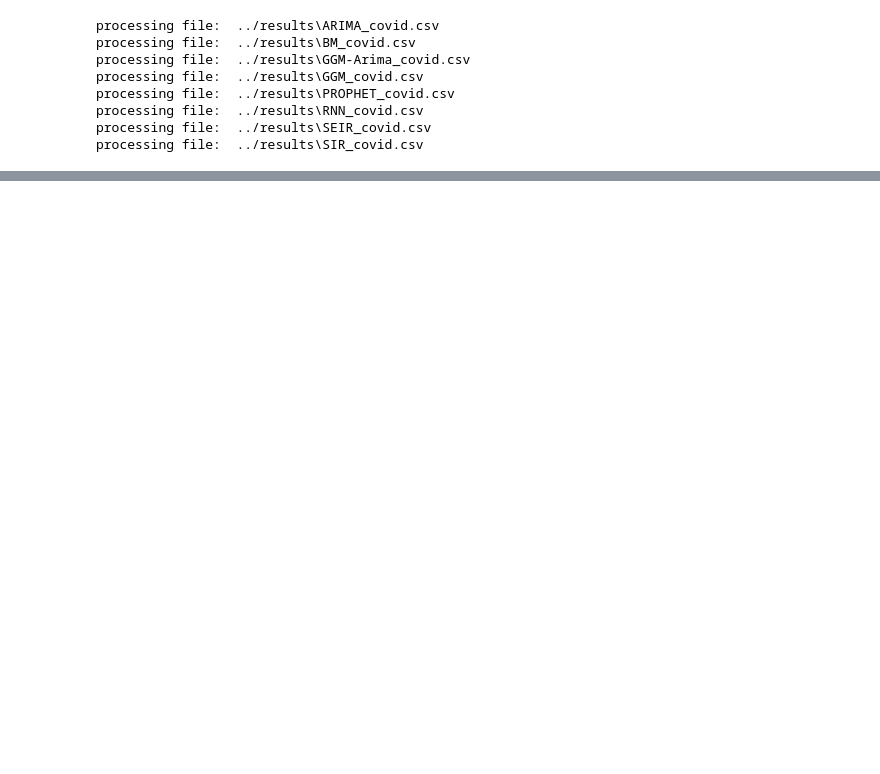
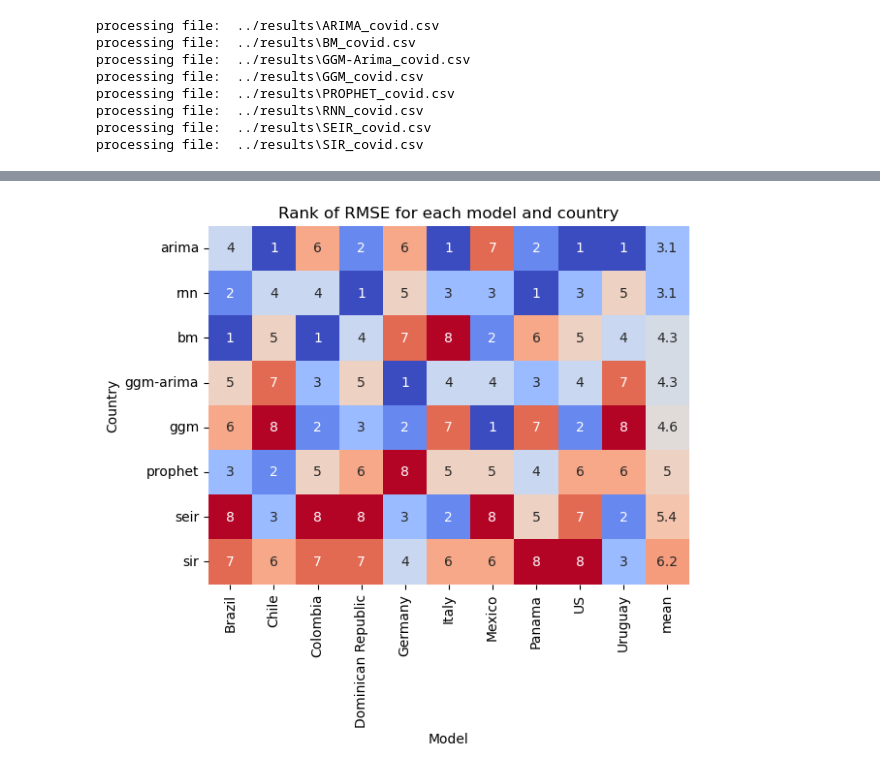
Before and after one commit to danielgvb/thesis, a Jupyter notebook: plotting/01_time_series.ipynb, the cells around one changed output, grey strips where cells are left out. Cells and saved outputs as stored; diff of their text form; code cells hidden in the pictures; blank space fills up the shorter version.

Commit message:
rankings of rmse

```diff
--- a/plotting/01_time_series.ipynb
+++ b/plotting/01_time_series.ipynb
@@ -788,5 +779,5 @@ df_r2 = pd.DataFrame(r2_matrix, columns=models, index=countries)
 df_rmse_t = df_rmse.transpose()
 df_r2_t = df_r2.transpose()
 # create mean columns
-df_rmse_t['mean'] = df_rmse_t.mean(axis=1)
-df_r2_t['mean'] = df_r2_t.mean(axis=1)
+#df_rmse_t['mean'] = df_rmse_t.mean(axis=1)
+#df_r2_t['mean'] = df_r2_t.mean(axis=1)
@@ -856,0 +784,9 @@ plt.barh(df_rmse_t.index, df_rmse_t['Colombia'], color='blue')
+# %%
+ranks_rmse = {}
+for country in df_rmse_t.columns:
+    ranks_rmse[country] = df_rmse_t[country].rank(ascending=True, method='min')
+# %%
+# ranks_rmse to dataframe
+df_ranks_rmse = pd.DataFrame(ranks_rmse)
+df_ranks_rmse['mean'] = df_ranks_rmse.mean(axis=1) # mean of the ranks
+df_ranks_rmse
@@ -856,0 +803,2 @@ plt.barh(df_rmse_t.index, df_rmse_t['Colombia'], color='blue')
+# %%
+df_ranks_rmse.sort_values(by='mean', ascending=True, inplace=True)
@@ -856,0 +807,12 @@ plt.barh(df_rmse_t.index, df_rmse_t['Colombia'], color='blue')
+# %%
+
+plot_name = 'rank_rmse_covid'
+sns.heatmap(df_ranks_rmse, annot=True, cmap='coolwarm', cbar=False)
+plt.title('Rank of RMSE for each model and country')
+plt.xlabel('Model')
+plt.ylabel('Country')
+# save plot in output_dir as pdf
+plt.savefig(f'{output_dir}{plot_name}.pdf', bbox_inches='tight')
+plt.show()
+# %% [output]
+[figure, added]
```
Also changed, not shown: parts of 42 cells of this notebook, 7 other files.
